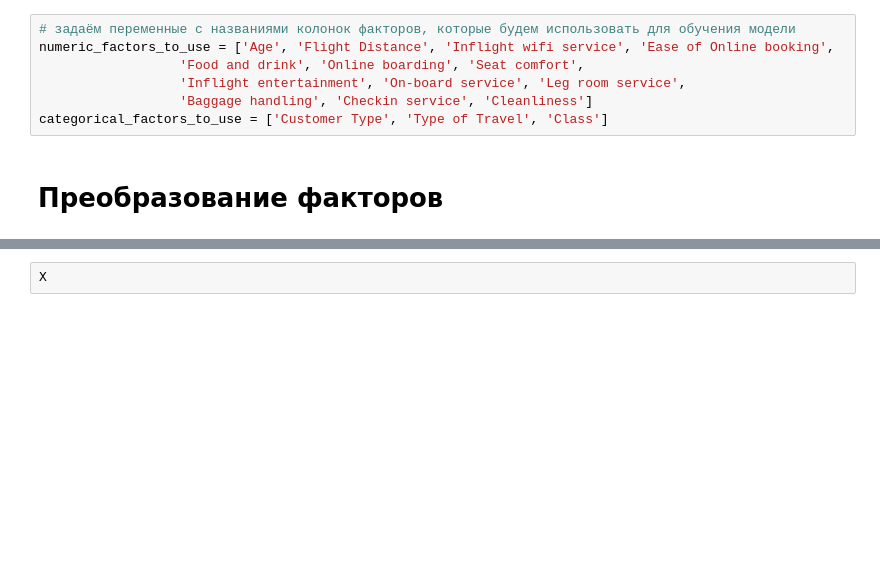
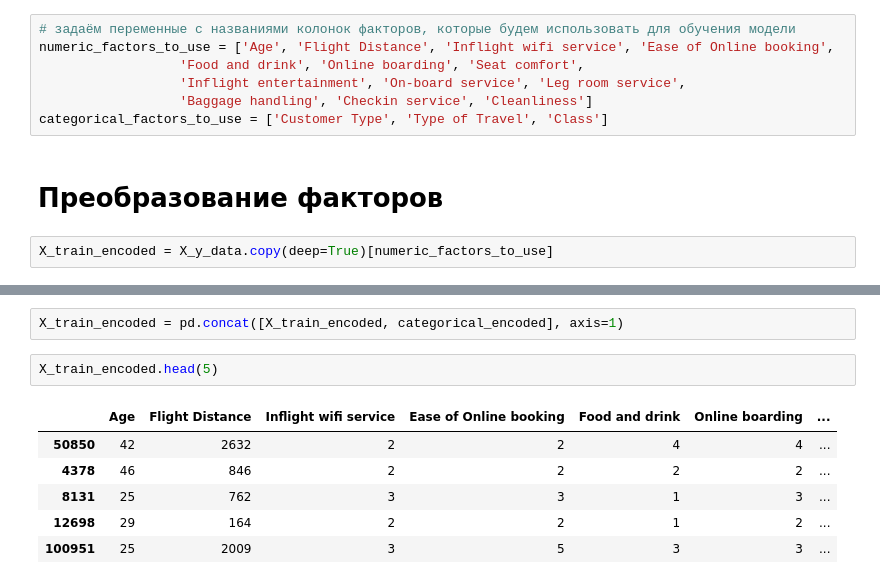
Before and after one commit to Potemeyker/Predicting_flight_satisfaction-Logistic_regression, a Jupyter notebook: notebook.ipynb, the cells around one changed output, grey strips where cells are left out. Saved outputs shown, nothing was run; the diff lists cells and outputs as text; blank space fills up the shorter version.

```diff
--- a/notebook.ipynb
+++ b/notebook.ipynb
@@ -298,6 +298,8 @@ numeric_factors_to_use = ['Age', 'Flight Distance', 'Inflight wifi service', 'Ea
 categorical_factors_to_use = ['Customer Type', 'Type of Travel', 'Class']
 # %% [markdown]
 # Преобразование факторов
+# %%
+X_train_encoded = X_y_data.copy(deep=True)[numeric_factors_to_use]
 # %%
 from category_encoders import OneHotEncoder
 
@@ -314,2 +314,11 @@ Index(['Customer Type_Loyal Customer', 'Customer Type_disloyal Customer',
-# %%
-X
+# %%
+X_train_encoded = pd.concat([X_train_encoded, categorical_encoded], axis=1)
+# %%
+X_train_encoded.head(5)
+# %% [output]
+|  | Age | Flight Distance | Inflight wifi service | Ease of Online booking | Food and drink | Online boarding | ... |
+| 50850 | 42 | 2632 | 2 | 2 | 4 | 4 | ... |
+| 4378 | 46 | 846 | 2 | 2 | 2 | 2 | ... |
+| 8131 | 25 | 762 | 3 | 3 | 1 | 3 | ... |
+| 12698 | 29 | 164 | 2 | 2 | 1 | 2 | ... |
+| 100951 | 25 | 2009 | 3 | 5 | 3 | 3 | ... |
```
Also changed, not shown: parts of 4 cells of this notebook, 1 other file.
